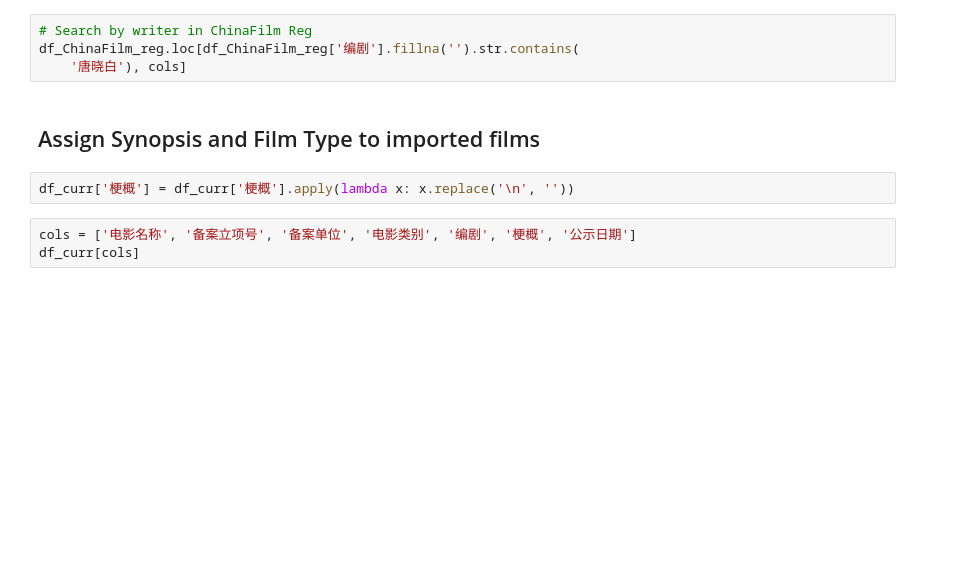
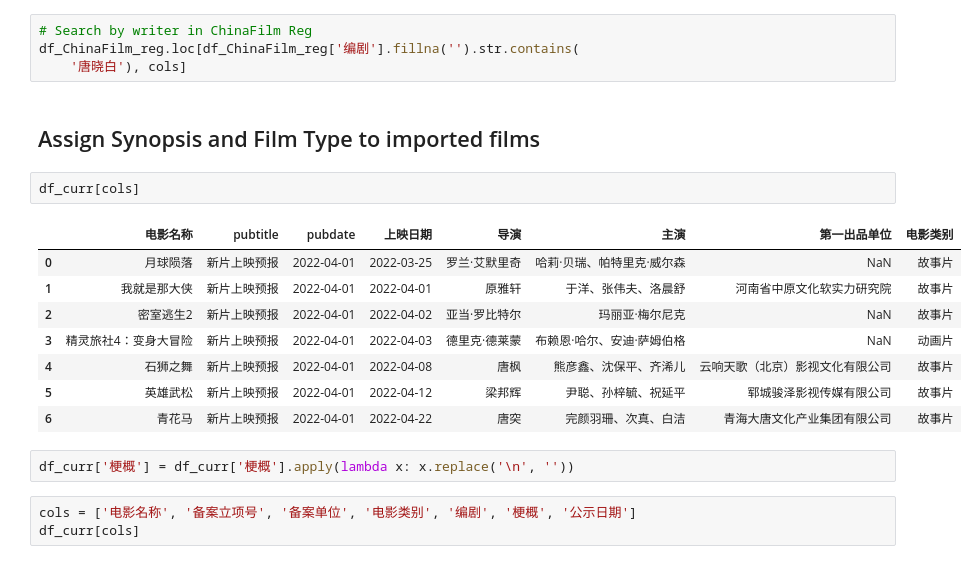
Before and after one commit to CT-Cultures/Article, a Jupyter notebook: ipynb/ZGDYPW_Release.ipynb, the cells around one changed output. Drawn from its saved outputs; the diff is of its cells as text; blank space fills up the shorter version.

```diff
--- a/ipynb/ZGDYPW_Release.ipynb
+++ b/ipynb/ZGDYPW_Release.ipynb
@@ -338,6 +376,17 @@ df_ChinaFilm_reg.loc[df_ChinaFilm_reg['编剧'].fillna('').str.contains(
     '唐晓白'), cols]
 # %% [markdown]
 ## Assign Synopsis and Film Type to imported films
+# %%
+df_curr[cols]
+# %% [output]
+|  | 电影名称 | pubtitle | pubdate | 上映日期 | 导演 | 主演 | 第一出品单位 | 电影类别 |
+| 0 | 月球陨落 | 新片上映预报 | 2022-04-01 | 2022-03-25 | 罗兰·艾默里奇 | 哈莉·贝瑞、帕特里克·威尔森 | NaN | 故事片 |
+| 1 | 我就是那大侠 | 新片上映预报 | 2022-04-01 | 2022-04-01 | 原雅轩 | 于洋、张伟夫、洛晨舒 | 河南省中原文化软实力研究院 | 故事片 |
+| 2 | 密室逃生2 | 新片上映预报 | 2022-04-01 | 2022-04-02 | 亚当·罗比特尔 | 玛丽亚·梅尔尼克 | NaN | 故事片 |
+| 3 | 精灵旅社4：变身大冒险 | 新片上映预报 | 2022-04-01 | 2022-04-03 | 德⾥克·德莱蒙 | 布赖恩·哈尔、安迪·萨姆伯格 | NaN | 动画片 |
+| 4 | 石狮之舞 | 新片上映预报 | 2022-04-01 | 2022-04-08 | 唐枫 | 熊彦鑫、沈保平、齐浠⼉ | 云响天歌（北京）影视文化有限公司 | 故事片 |
+| 5 | 英雄武松 | 新片上映预报 | 2022-04-01 | 2022-04-12 | 梁邦辉 | 尹聪、孙梓毓、祝延平 | 郓城骏泽影视传媒有限公司 | 故事片 |
+| 6 | 青花马 | 新片上映预报 | 2022-04-01 | 2022-04-22 | 唐突 | 完颜⽻珊、次真、⽩洁 | 青海大唐文化产业集团有限公司 | 故事片 |
 # %%
 df_curr['梗概'] = df_curr['梗概'].apply(lambda x: x.replace('\n', ''))
 # %%
```
Also changed, not shown: parts of 37 cells of this notebook, 18 other files.
